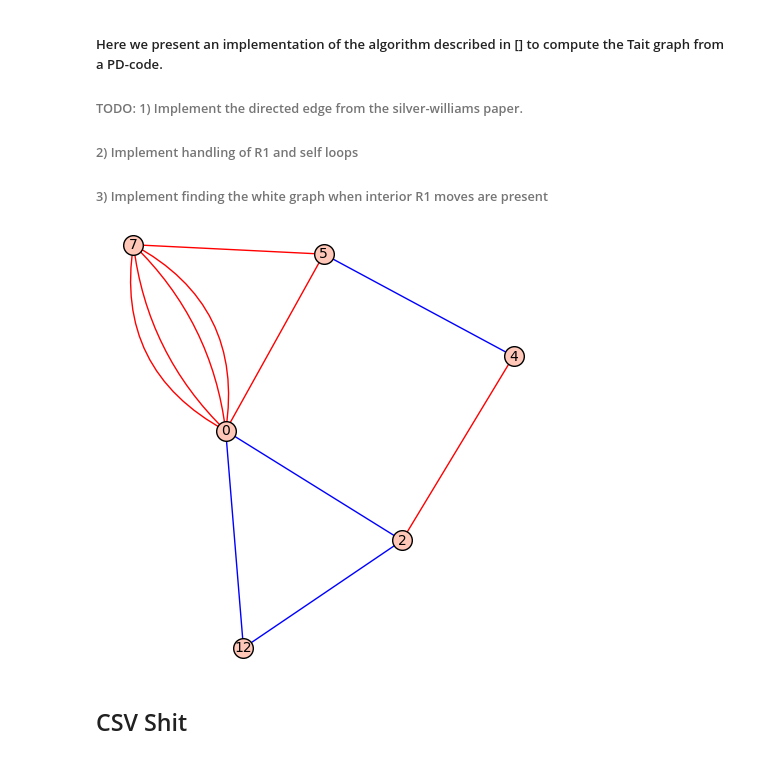
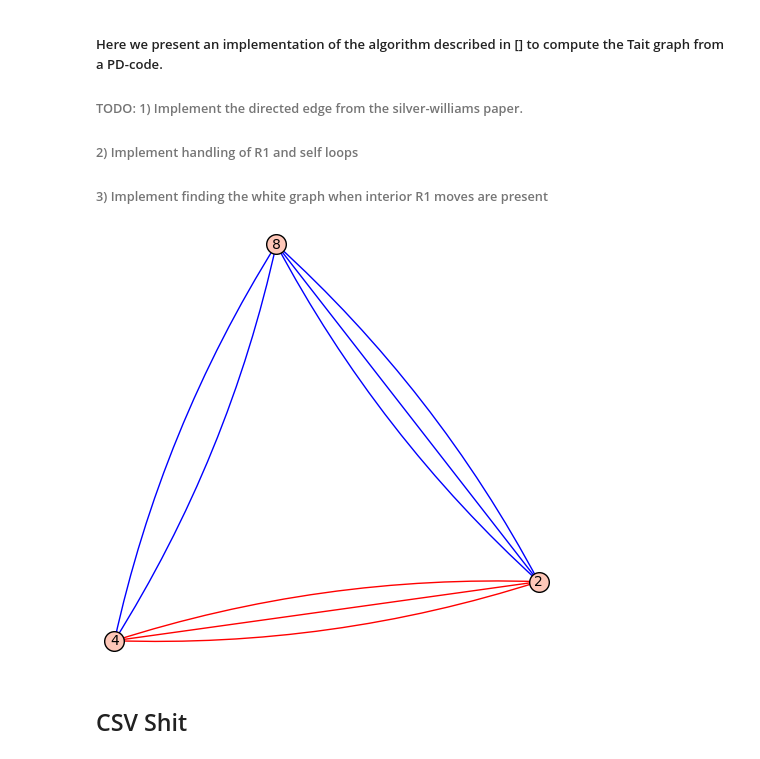
Before and after one commit to sadboyneedcodes/REU2024, a Jupyter notebook: late_night.ipynb, the cells around one changed output. Saved outputs shown, nothing was run; the diff lists cells and outputs as text; code cells hidden in the pictures.

```diff
--- a/late_night.ipynb
+++ b/late_night.ipynb
@@ -10,13 +10,10 @@
 import sage.graphs.graph as graph
 
 def tait_graph(K):
-
-    # Gets the
     regions = [[abs(element) for element in sublist] for sublist in K.regions()]
     crossings = [set(pd) for pd in K.pd_code()]
 
     faces_static = {index: tuple(region) for index, region in enumerate(regions)}
-    faces_static_list = {index: region for index, region in enumerate(regions)}
     faces = {tuple(region): index for index, region in enumerate(regions)}
     edges = []
     seen = []
@@ -27,20 +24,16 @@ def tait_graph(K):
         set_diff = [set(c).difference(faces_static[ind]) for c in common_list]
 
         neighboring_regions = [(key, value) for key, value in faces_static.items() for s in set_diff if len(set(value).intersection(s)) == 2]
-
         neighboring_regions_list = [region for region in regions for s in set_diff if len(set(region).intersection(s)) == 2]
 
         for i in range(len(neighboring_regions)):
             if neighboring_regions[i][1] not in seen:
-                #print(f"Drawing edge from {(faces[faces_static[ind]])} (region {[faces_static[ind]]}) to {neighboring_regions[i][0]} (region {neighboring_regions[i][1]}) with weight {weight_list[i]}")
-                edges.append((faces[faces_static[ind]], neighboring_regions[i][0], weights(K.pd_code(), faces_static_list[ind], neighboring_regions_list[i])))
+                edges.append((faces[faces_static[ind]], neighboring_regions[i][0], weights(K.pd_code(), list(faces_static[ind]), neighboring_regions_list[i])))
         seen.append(faces_static[ind])
     G = graph.Graph(edges, multiedges=True, loops = True)
     components = G.connected_components()
-
     if len(components) > 2:
         raise ValueError('The link diagram is split.')
-
     return G.subgraph(components[0]), G.subgraph(components[1])
 # %%
 #find pd_code such that the union of region and neighboring region intersect with pd_code is exactly of length 4
@@ -85,11 +78,11 @@ def weights(pd_code, region, neighboring_region):
         return -1
 # %%
 import snappy
-K = Knots().from_table(10,19)
+K = Knots().from_table(8,20)
 black, white = tait_graph(K)
 color_and_plot_graph(white)
 # %% [output]
-[figure, old version]
+[figure, new version]
 # %% [markdown]
 ## CSV Shit
 # %%
```
